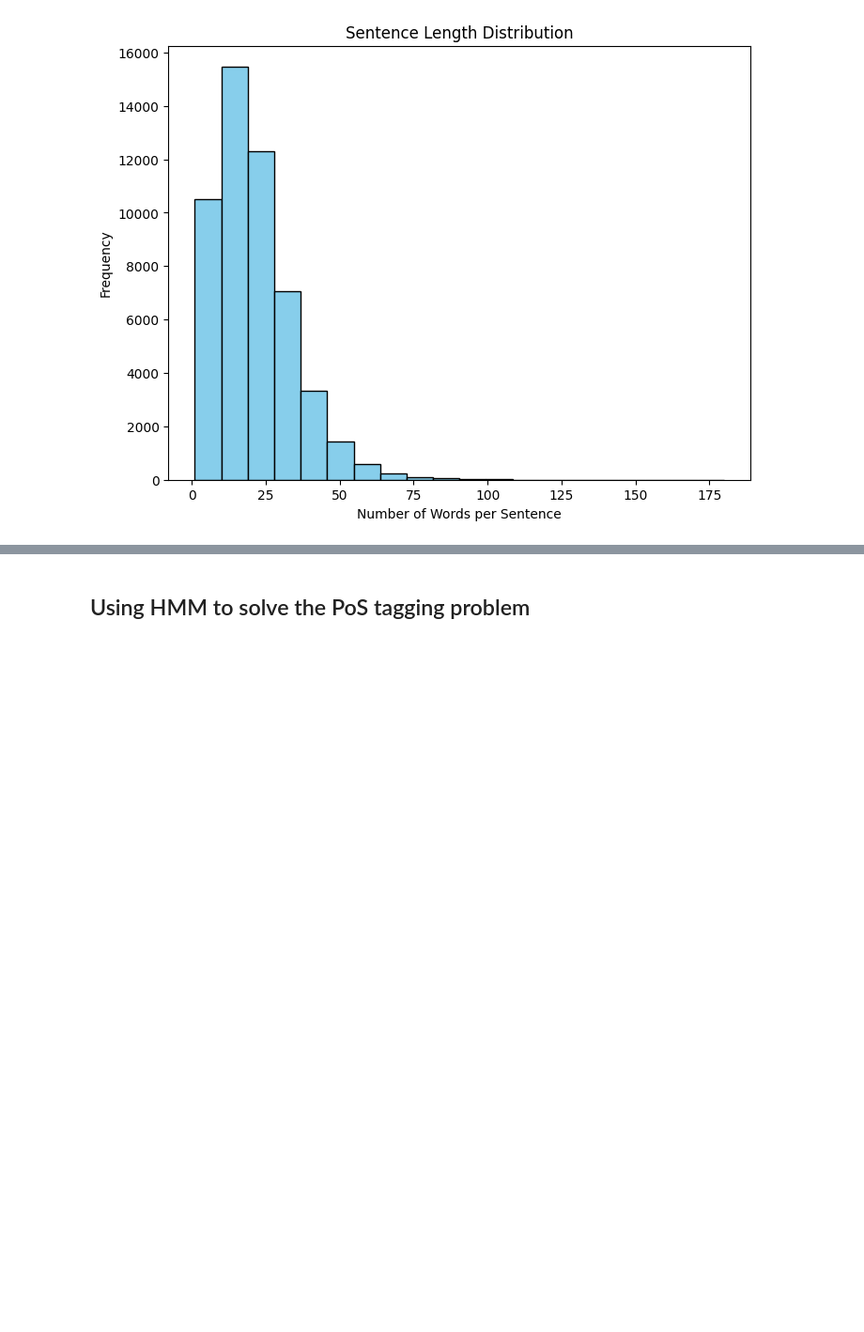
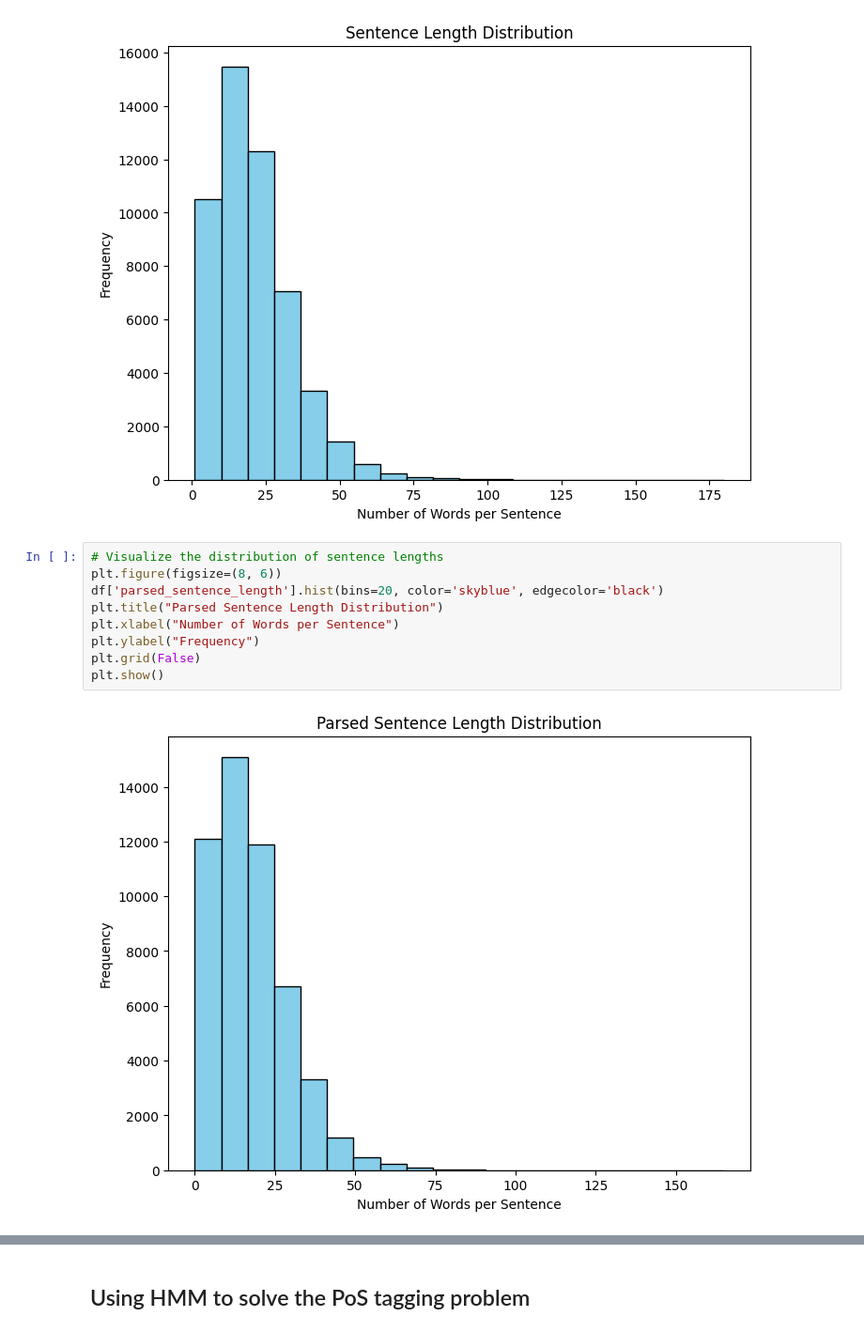
Before and after one commit to Abhinav-gh/Part_of_Speech_tagging-HMM, a Jupyter notebook: PreProcessing.ipynb, the cells around one changed output, grey strips where cells are left out. Shown: that part at 94% size. Drawn from its saved outputs; the diff is of its cells as text; blank space fills up the shorter version.

```diff
--- a/PreProcessing.ipynb
+++ b/PreProcessing.ipynb
@@ -599,4 +656,15 @@ plt.grid(False)
 plt.show()
 # %% [output]
 [figure]
+# %%
+# Visualize the distribution of sentence lengths
+plt.figure(figsize=(8, 6))
+df['parsed_sentence_length'].hist(bins=20, color='skyblue', edgecolor='black')
+plt.title("Parsed Sentence Length Distribution")
+plt.xlabel("Number of Words per Sentence")
+plt.ylabel("Frequency")
+plt.grid(False)
+plt.show()
+# %% [output]
+[figure, added]
 # %% [markdown]
```
Also changed, not shown: parts of 12 cells of this notebook.
